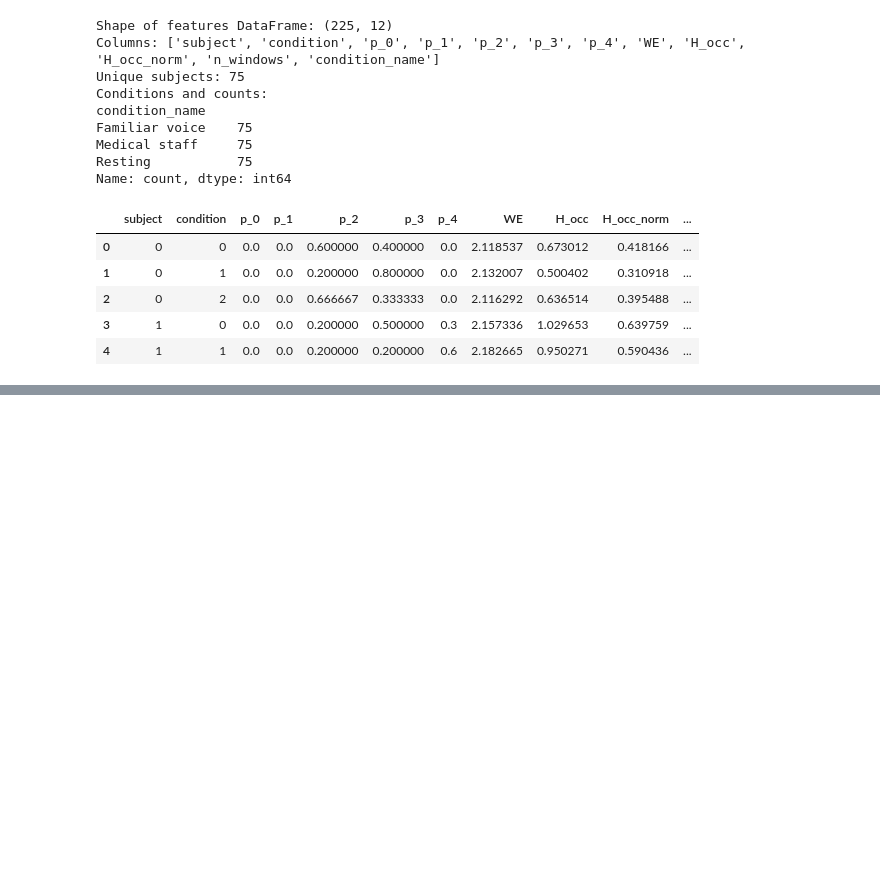
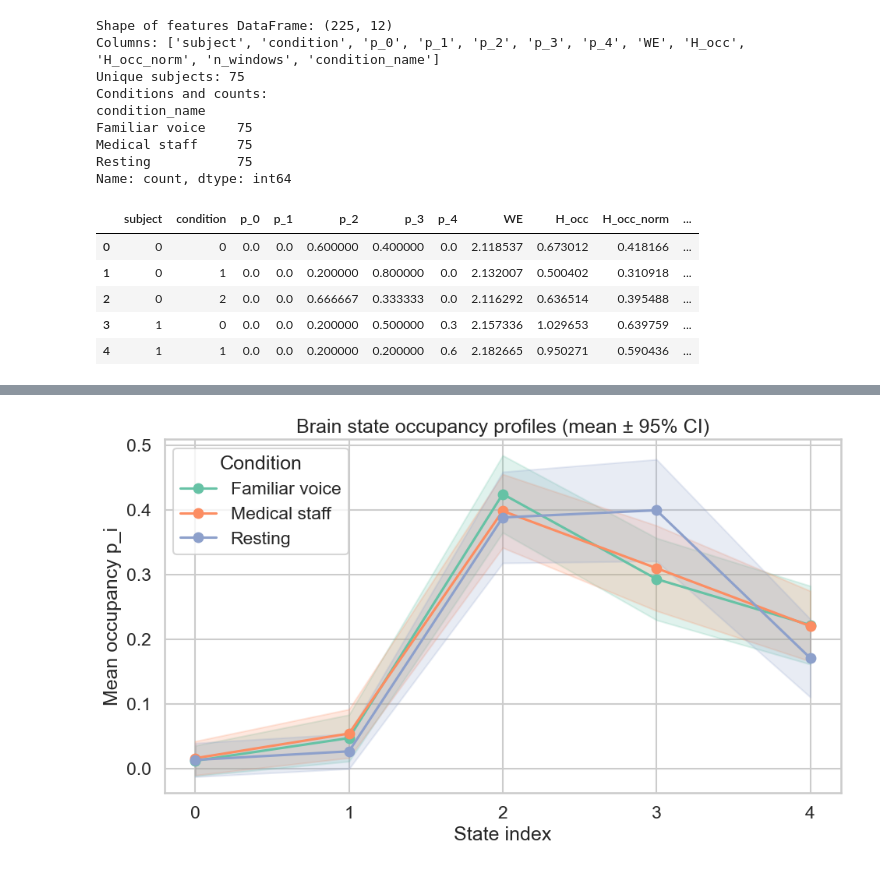
Before and after one commit to bsm96/eeg-bachelor, a Jupyter notebook: notebooks/07_brain_states_kmedoids_stats.ipynb, the cells around one changed output, grey strips where cells are left out. Drawn from its saved outputs; the diff is of its cells as text; code cells hidden in the pictures; blank space fills up the shorter version.

```diff
--- a/notebooks/07_brain_states_kmedoids_stats.ipynb
+++ b/notebooks/07_brain_states_kmedoids_stats.ipynb
@@ -82,0 +450,96 @@ These quantities mirror the idea of contrasting more complex vs. more stereotype
+# %%
+# Compute mean occupancy per state and condition
+state_cols = [c for c in df.columns if c.startswith("p_") and c[2:].isdigit()]  # Identify p_i columns
+
+# Build a long-format DataFrame for state occupancy
+rows = []  # Collect rows for long-format table
+for _, row in df.iterrows():  # Iterate over subject×condition rows
+    subj = row["subject"]  # Subject ID
+    cond = row["condition_name"]  # Condition name
+    for state_col in state_cols:  # Iterate over state occupancy columns
+        state_idx = int(state_col.split("_")[1])  # Extract state index from column name
+        rows.append(
+            {
+                "subject": subj,
+                "condition_name": cond,
+                "state": state_idx,
+                "p": row[state_col],
+            }
+        )  # Append one row per state
+
+df_states_long = pd.DataFrame(rows)  # Create long-format DataFrame
+
+# Summary stats per state × condition
+grouped = df_states_long.groupby(["condition_name", "state"])  # Group by condition and state
+mean_p = grouped["p"].mean()  # Mean occupancy
+std_p = grouped["p"].std(ddof=1)  # Standard deviation
+n_p = grouped["p"].count()  # Sample size
+sem_p = std_p / np.sqrt(n_p)  # Standard error
+ci_half = 1.96 * sem_p  # 95% CI half-width
+
+state_summary = pd.DataFrame(
+    {
+        "mean": mean_p,
+        "sem": sem_p,
+        "ci_low": mean_p - ci_half,
+        "ci_high": mean_p + ci_half,
+        "n": n_p,
+    }
+).reset_index()  # Reset index to columns
+
+display(state_summary.head())  # Show first rows of summary
+
+# Line plot with 95% CI bands
+fig, ax = plt.subplots(figsize=(10, 6))  # Create new figure
+
+for cond in condition_order:  # Loop through conditions in fixed order
+    subset = state_summary[state_summary["condition_name"] == cond]  # Subset summary by condition
+    subset = subset.sort_values("state")  # Ensure states are in ascending order
+    x = subset["state"].values  # State indices
+    y = subset["mean"].values  # Mean occupancy
+    ci_low = subset["ci_low"].values  # Lower CI bound
+    ci_high = subset["ci_high"].values  # Upper CI bound
+
+    ax.plot(
+        x,
+        y,
+        marker="o",
+        label=cond,
+        color=condition_to_color[cond],
+    )  # Plot mean occupancy line
+    ax.fill_between(
+        x,
+        ci_low,
+        ci_high,
+        alpha=0.2,
+        color=condition_to_color[cond],
+    )  # Add 95% CI band
+
+ax.set_xlabel("State index")  # Label x-axis
+ax.set_ylabel("Mean occupancy p_i")  # Label y-axis
+ax.set_title("Brain state occupancy profiles (mean ± 95% CI)")  # Set title
+ax.set_xticks(sorted(df_states_long["state"].unique()))  # Show all state indices on x-axis
+ax.legend(title="Condition")  # Add legend
+plt.tight_layout()  # Adjust layout
+plt.show()  # Display figure
+
+# Heatmap of mean occupancy (state × condition)
+heatmap_data = state_summary.pivot(
+    index="condition_name", columns="state", values="mean"
+)  # Pivot to matrix (condition × state)
+
+plt.figure(figsize=(8, 4))  # Create figure for heatmap
+sns.heatmap(
+    heatmap_data.loc[condition_order],
+    annot=True,
+    fmt=".2f",
+    cmap="viridis",
+    cbar_kws={"label": "Mean occupancy p_i"},
+)  # Plot heatmap with annotations
+
+plt.title("Mean state occupancy by condition")  # Set title
+plt.xlabel("State index")  # Label x-axis
+plt.ylabel("Condition")  # Label y-axis
+plt.tight_layout()  # Adjust layout
+plt.show()  # Display figure
+# %% [output]
@@ -82,0 +552 @@ These quantities mirror the idea of contrasting more complex vs. more stereotype
+[figure, added]
```
Also changed, not shown: parts of 10 cells of this notebook, 2 other files.
